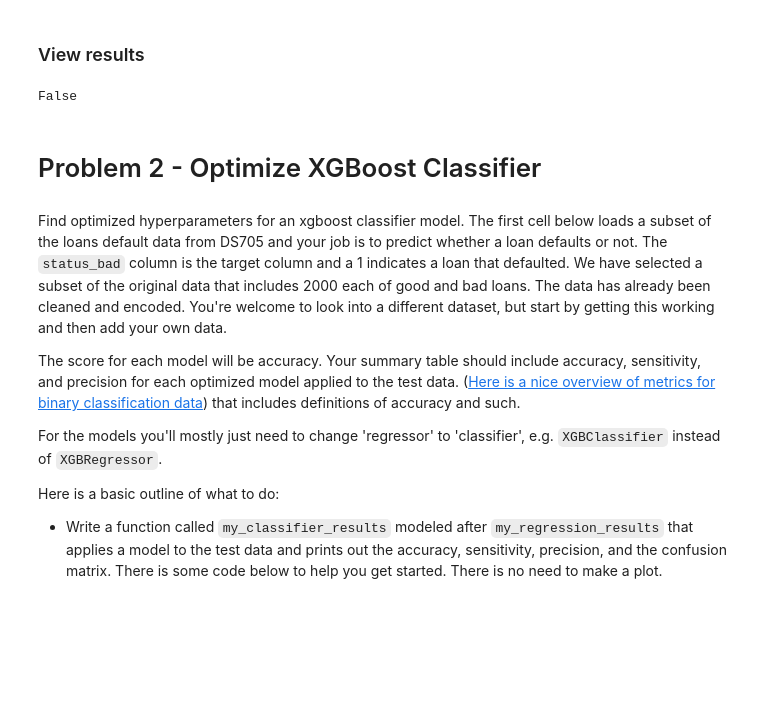
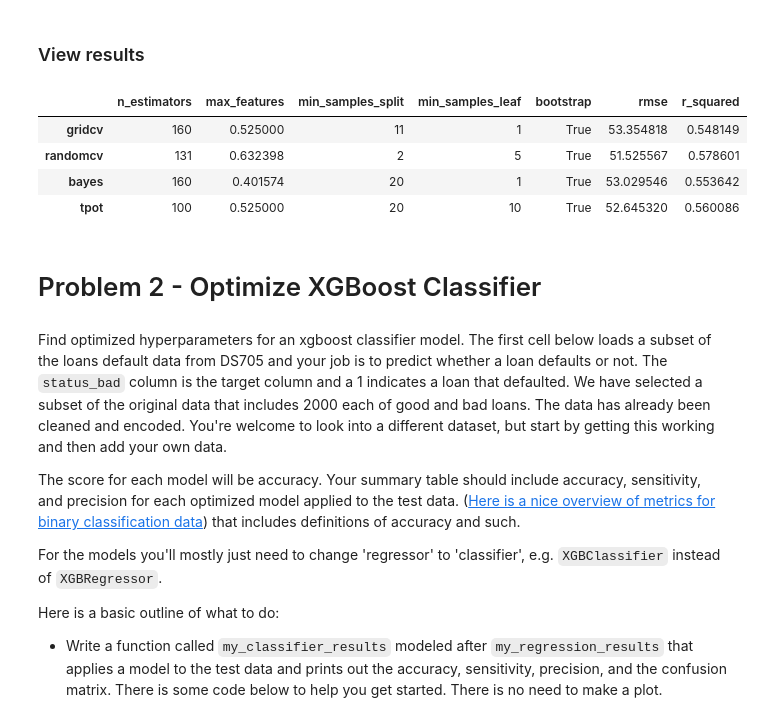
Before and after one commit to seanwhyland/DS775, a Jupyter notebook: project_2/Project 02 Homework/Project_2_Report.ipynb, the cells around one changed output. Saved outputs shown, nothing was run; the diff lists cells and outputs as text; code cells hidden in the pictures; blank space fills up the shorter version.

```diff
--- a/project_2/Project 02 Homework/Project_2_Report.ipynb
+++ b/project_2/Project 02 Homework/Project_2_Report.ipynb
@@ -293,6 +384,6 @@ def wrapper(model):
 # %%
 # define model and pass it to wrapper
 rf_model = RandomForestRegressor(random_state=0)
-optimize_model(rf_model, opt_type="bayes")
-# df = wrapper(rf_model)
+# optimize_model(rf_model, opt_type="randomcv", cv=3)
+df = wrapper(rf_model)
 # %% [output]
@@ -307,13 +397,13 @@ Optimizing hyperparameters with Bayesian Optimization...
 # %% [markdown]
 ### View results
-# %%
-import xgboost as xgb
-xgbr_model = xgb.XGBClassifier(objective ='reg:squarederror')
-rf_model = RandomForestRegressor()
-# print(type(rf_model), type(xgbr_model))
-isinstance(xgbr_model, RandomForestRegressor)
-# %% [output]
-False
+# %%
+df
+# %% [output]
+|  | n_estimators | max_features | min_samples_split | min_samples_leaf | bootstrap | rmse | r_squared |
+| gridcv | 160 | 0.525000 | 11 | 1 | True | 53.354818 | 0.548149 |
+| randomcv | 131 | 0.632398 | 2 | 5 | True | 51.525567 | 0.578601 |
+| bayes | 160 | 0.401574 | 20 | 1 | True | 53.029546 | 0.553642 |
+| tpot | 100 | 0.525000 | 20 | 10 | True | 52.645320 | 0.560086 |
 # %% [markdown]
 # Problem 2 - Optimize XGBoost Classifier
 # %% [markdown]
```
Also changed, not shown: parts of 7 cells of this notebook, 4 other files.
